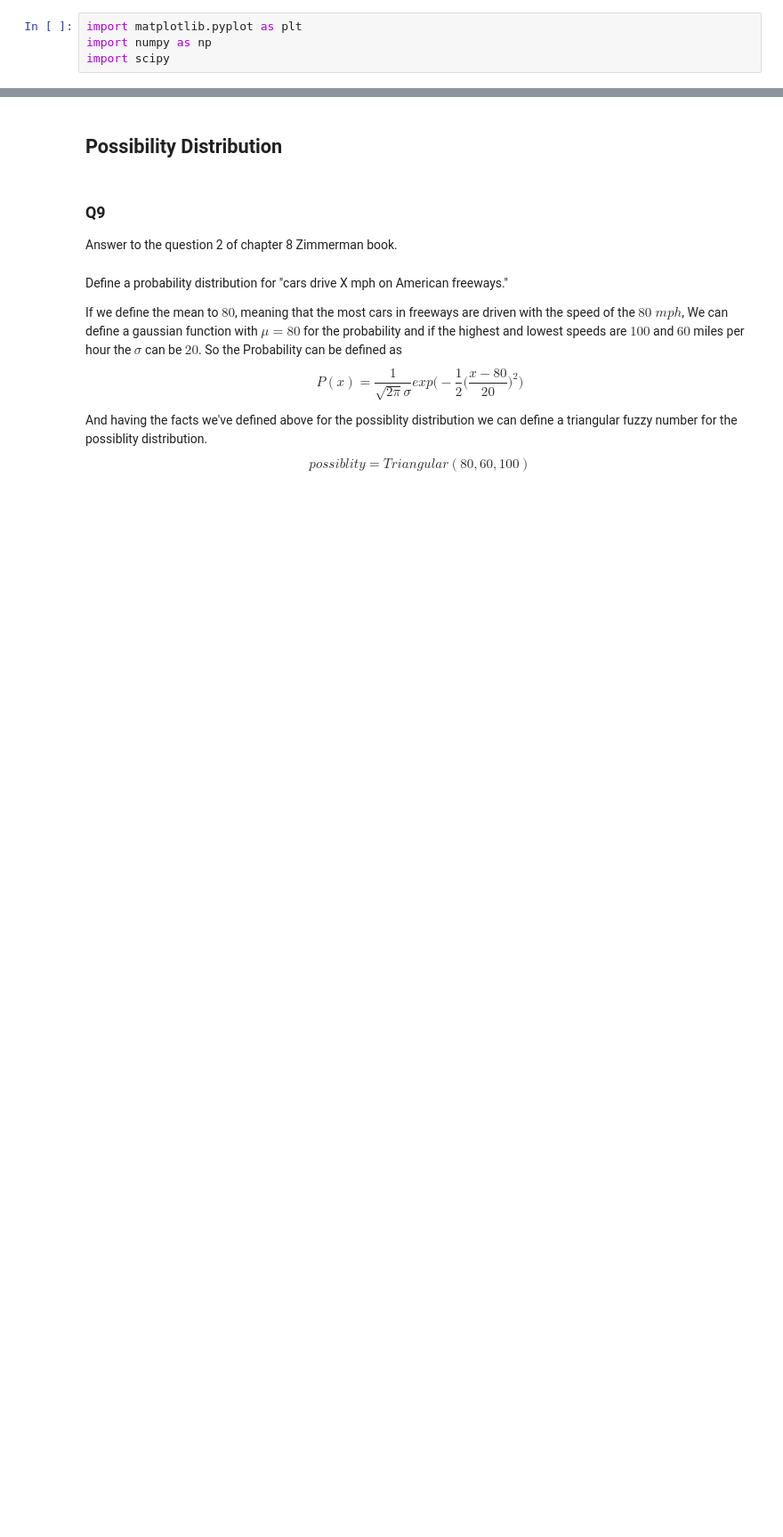
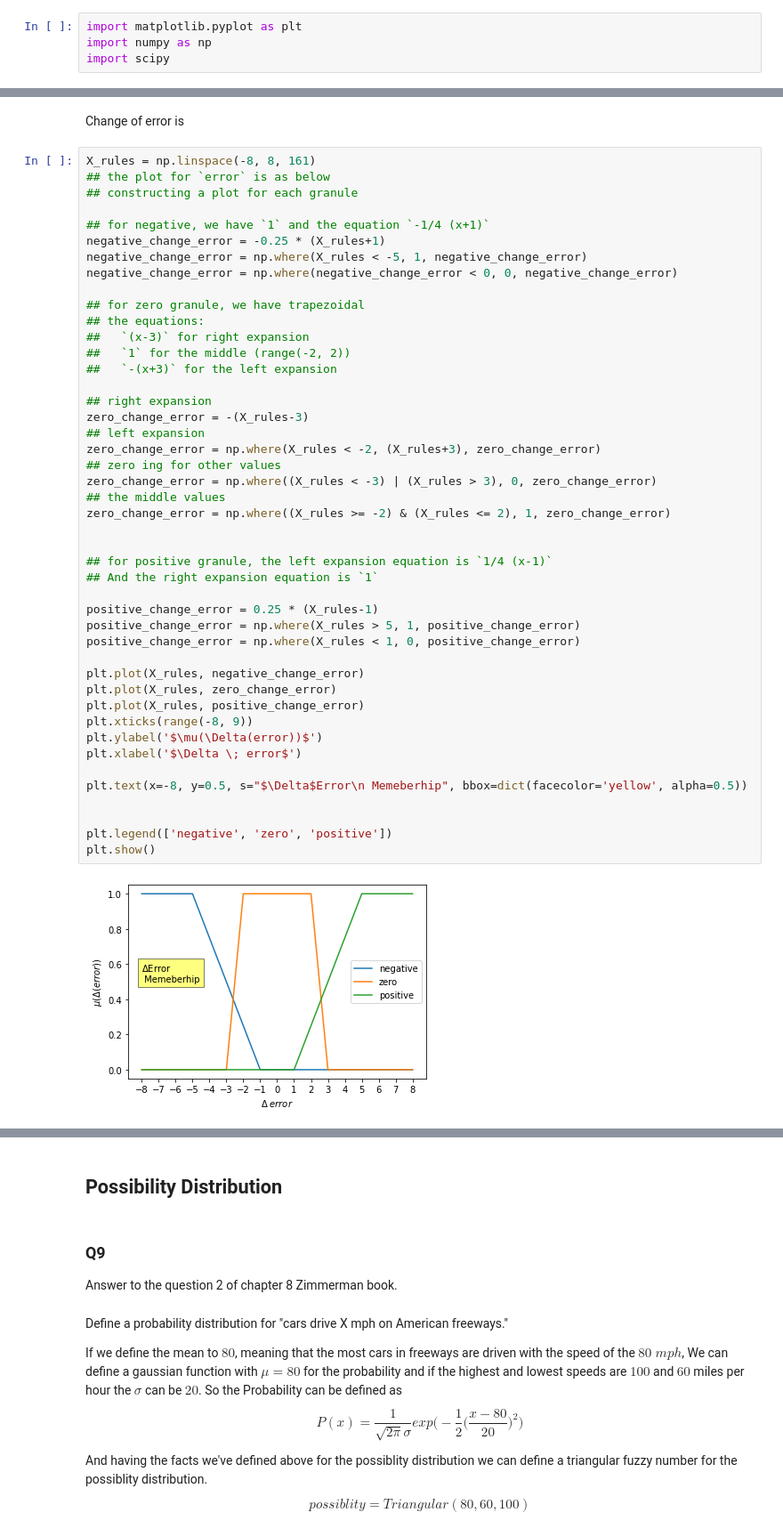
Before and after one commit to amindadgar/Fuzzy-Systems, a Jupyter notebook: HW3/Answers/main.ipynb, the cells around one changed output, grey strips where cells are left out. Shown at 89% size. Drawn from its saved outputs; the diff is of its cells as text; blank space fills up the shorter version.

```diff
--- a/HW3/Answers/main.ipynb
+++ b/HW3/Answers/main.ipynb
@@ -115,0 +164,49 @@ Answer to the question 3 of chapter 11, using the Zimmerman book.
+# %% [markdown]
+Change of error is
+# %%
+X_rules = np.linspace(-8, 8, 161)
+## the plot for `error` is as below
+## constructing a plot for each granule
+
+## for negative, we have `1` and the equation `-1/4 (x+1)`
+negative_change_error = -0.25 * (X_rules+1)
+negative_change_error = np.where(X_rules < -5, 1, negative_change_error)
+negative_change_error = np.where(negative_change_error < 0, 0, negative_change_error)
+
+## for zero granule, we have trapezoidal
+## the equations:
+##   `(x-3)` for right expansion
+##   `1` for the middle (range(-2, 2))
+##   `-(x+3)` for the left expansion
+
+## right expansion
+zero_change_error = -(X_rules-3)
+## left expansion
+zero_change_error = np.where(X_rules < -2, (X_rules+3), zero_change_error)
+## zero ing for other values
+zero_change_error = np.where((X_rules < -3) | (X_rules > 3), 0, zero_change_error)
+## the middle values
+zero_change_error = np.where((X_rules >= -2) & (X_rules <= 2), 1, zero_change_error)
+
+
+## for positive granule, the left expansion equation is `1/4 (x-1)`
+## And the right expansion equation is `1`
+
+positive_change_error = 0.25 * (X_rules-1)
+positive_change_error = np.where(X_rules > 5, 1, positive_change_error)
+positive_change_error = np.where(X_rules < 1, 0, positive_change_error)
+
+plt.plot(X_rules, negative_change_error)
+plt.plot(X_rules, zero_change_error)
+plt.plot(X_rules, positive_change_error)
+plt.xticks(range(-8, 9))
+plt.ylabel('$\mu(\Delta(error))$')
+plt.xlabel('$\Delta \; error$')
+
+plt.text(x=-8, y=0.5, s="$\Delta$Error\n Memeberhip", bbox=dict(facecolor='yellow', alpha=0.5))
+
+
+plt.legend(['negative', 'zero', 'positive'])
+plt.show()
+# %% [output]
+[figure, added]
```
Also changed, not shown: parts of 60 cells of this notebook.
